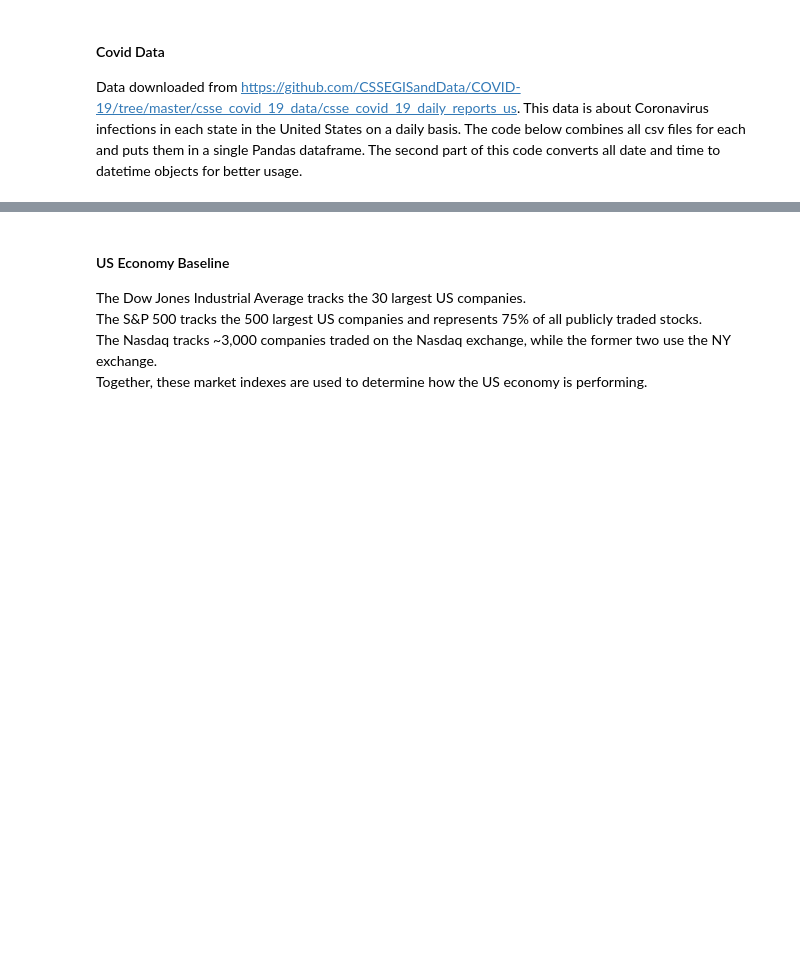
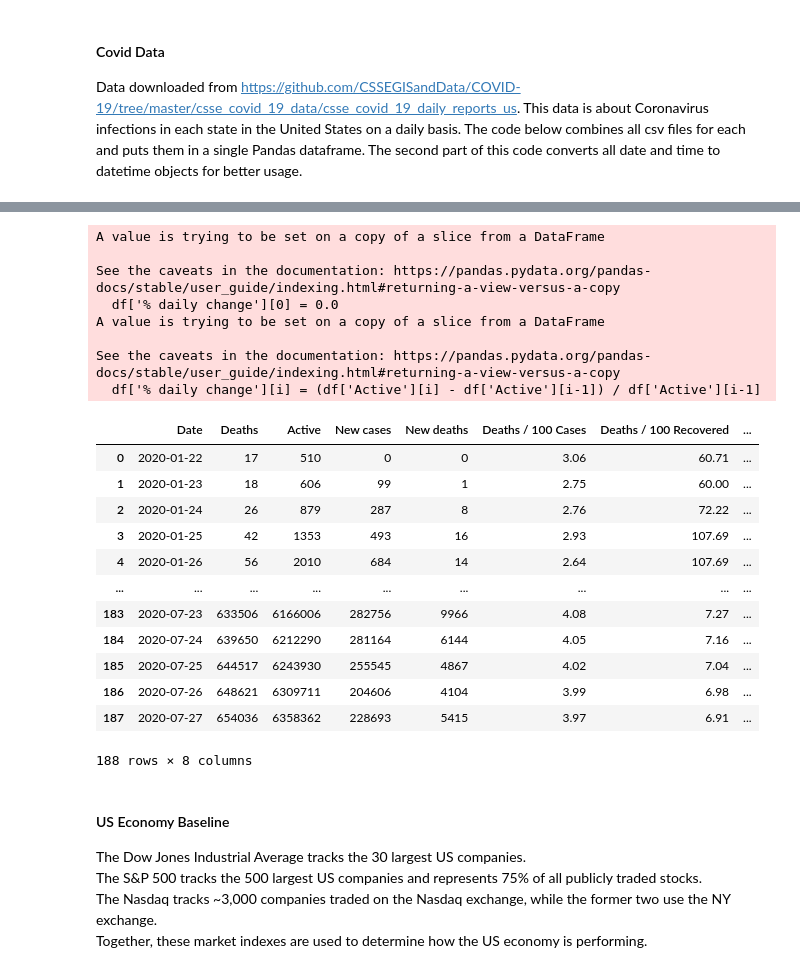
Before and after one commit to JonathanConn/320_final, a Jupyter notebook: main.ipynb, the cells around one changed output, grey strips where cells are left out. Drawn from its saved outputs; the diff is of its cells as text; code cells hidden in the pictures; blank space fills up the shorter version.

Commit message:
changing covid data source

```diff
--- a/main.ipynb
+++ b/main.ipynb
@@ -73,3 +95,40 @@ covid_df.head(5)
+# %%
+df = pd.read_csv("day_wise.csv", index_col=None, header=0) # this should be the dataset we actually use
+#### put manipulation of actual data here
+
+#creating a % change in the df
+df = df.drop(['Recovered','No. of countries','Recovered / 100 Cases','New recovered','Confirmed' ],axis = 1)
+df['Date'] = pd.to_datetime(df['Date'])
+df['% daily change'] = np.nan
+df['% daily change'][0] = 0.0
+i = 1
+while (i <= 187):
+    df['% daily change'][i] = (df['Active'][i] - df['Active'][i-1]) / df['Active'][i-1]
+    i = i + 1
+
+    df.head(5)
+# %% [output]
+A value is trying to be set on a copy of a slice from a DataFrame
+
+See the caveats in the documentation: https://pandas.pydata.org/pandas-docs/stable/user_guide/indexing.html#returning-a-view-versus-a-copy
+  df['% daily change'][0] = 0.0
+A value is trying to be set on a copy of a slice from a DataFrame
+
+See the caveats in the documentation: https://pandas.pydata.org/pandas-docs/stable/user_guide/indexing.html#returning-a-view-versus-a-copy
+  df['% daily change'][i] = (df['Active'][i] - df['Active'][i-1]) / df['Active'][i-1]
+|  | Date | Deaths | Active | New cases | New deaths | Deaths / 100 Cases | Deaths / 100 Recovered | ... |
+| 0 | 2020-01-22 | 17 | 510 | 0 | 0 | 3.06 | 60.71 | ... |
+| 1 | 2020-01-23 | 18 | 606 | 99 | 1 | 2.75 | 60.00 | ... |
+| 2 | 2020-01-24 | 26 | 879 | 287 | 8 | 2.76 | 72.22 | ... |
+| 3 | 2020-01-25 | 42 | 1353 | 493 | 16 | 2.93 | 107.69 | ... |
+| 4 | 2020-01-26 | 56 | 2010 | 684 | 14 | 2.64 | 107.69 | ... |
+| ... | ... | ... | ... | ... | ... | ... | ... | ... |
+| 183 | 2020-07-23 | 633506 | 6166006 | 282756 | 9966 | 4.08 | 7.27 | ... |
+| 184 | 2020-07-24 | 639650 | 6212290 | 281164 | 6144 | 4.05 | 7.16 | ... |
+| 185 | 2020-07-25 | 644517 | 6243930 | 255545 | 4867 | 4.02 | 7.04 | ... |
+| 186 | 2020-07-26 | 648621 | 6309711 | 204606 | 4104 | 3.99 | 6.98 | ... |
+| 187 | 2020-07-27 | 654036 | 6358362 | 228693 | 5415 | 3.97 | 6.91 | ... |
+188 rows × 8 columns
 # %% [markdown]
 #### US Economy Baseline
 The Dow Jones Industrial Average tracks the 30 largest US companies.
```
Also changed, not shown: parts of 2 cells of this notebook, 1 other file.
